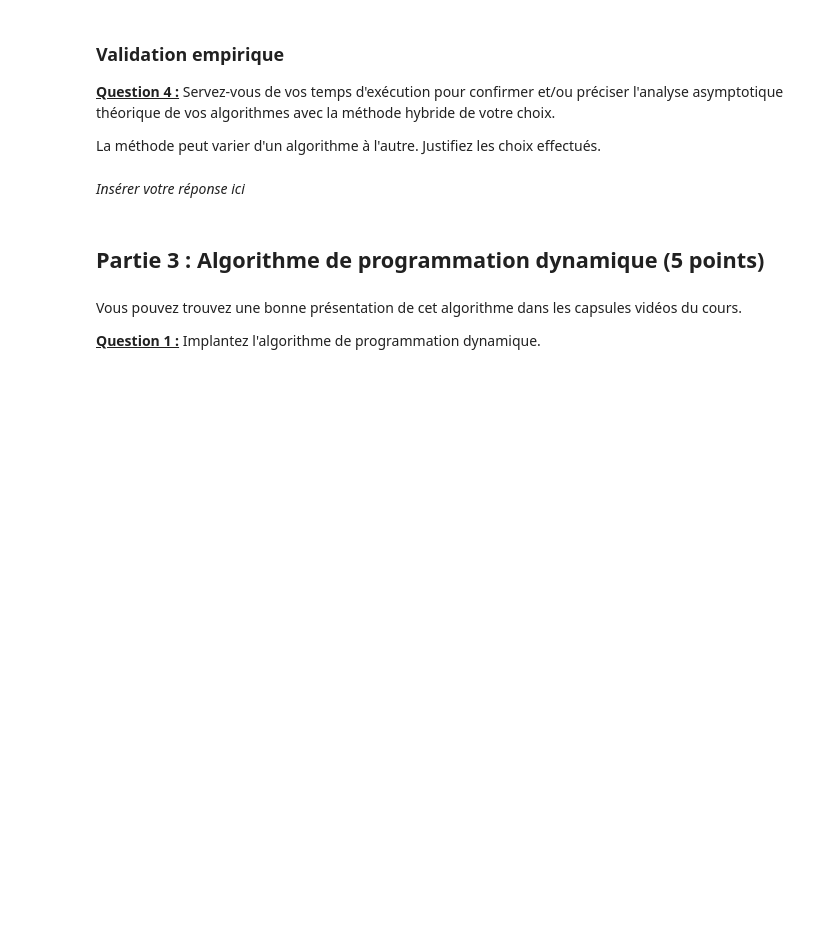
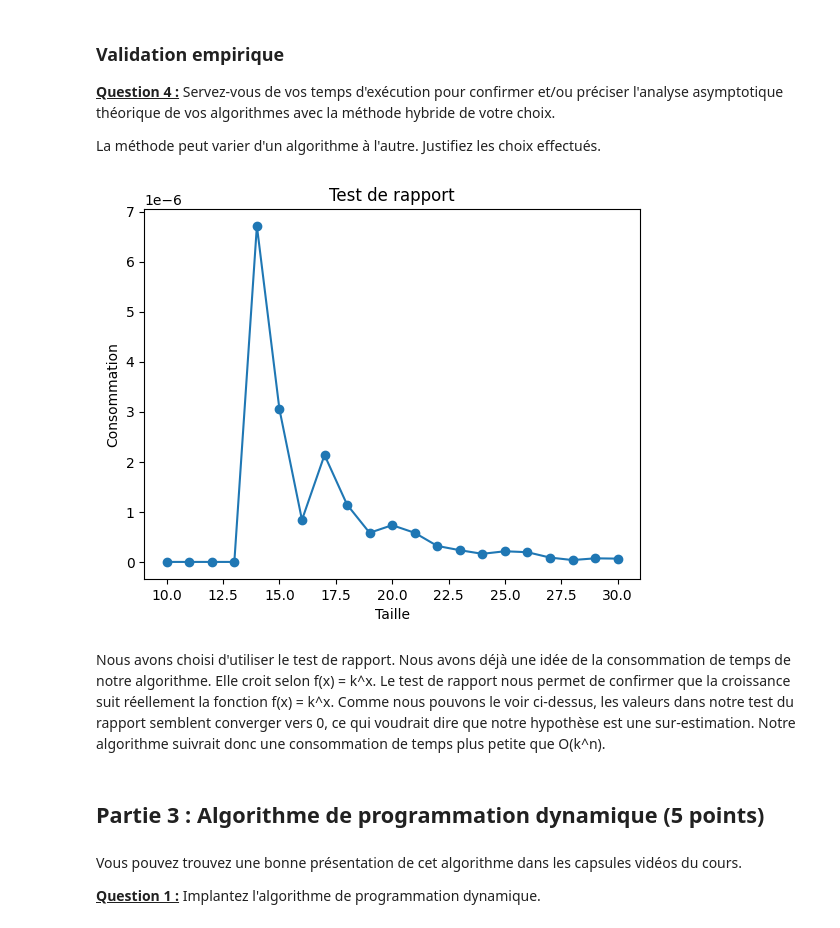
Before and after one commit to YaNaRion/INF8775, a Jupyter notebook: TP2/tp2_squelette_v4.ipynb, the cells around one changed output. Saved outputs shown, nothing was run; the diff lists cells and outputs as text; code cells hidden in the pictures; blank space fills up the shorter version.

Commit message:
Analyse divide and conquer

```diff
--- a/TP2/tp2_squelette_v4.ipynb
+++ b/TP2/tp2_squelette_v4.ipynb
@@ -454,3 +468,6 @@ print(DivideAndConquer(sample, total))
 ### Mesures
 
 <u>**Question 3 :**</u> Rapportez dans un tableau les temps d'exécution moyens avec les fonctions auxiliaires `measure_range` et `display_data_as_table` **C'est attendu que cet algorithme soit beaucoup plus lent que le glouton. Vous n'avez pas besoin de mesurer sur des exemplaires aussi gros.**
+# %%
+measures_divide_and_conquer = measure_range(DivideAndConquer, make_problems([2], range(10, 31, 1), num_samples=200))
+display_data_as_table(measures_divide_and_conquer)
@@ -460,8 +495,15 @@ print(DivideAndConquer(sample, total))
 <u>**Question 4 :**</u> Servez-vous de vos temps d'exécution pour confirmer et/ou préciser l'analyse asymptotique théorique de vos algorithmes avec la méthode hybride de votre choix.
 
 La méthode peut varier d'un algorithme à l'autre. Justifiez les choix effectués.
-# %% [markdown]
-*Insérer votre réponse ici*
+# %%
+measures_divide_and_conquer_dict: dict[int: int] = {}
+for m in measures_divide_and_conquer:
+    measures_divide_and_conquer_dict[m.total] = m.mean_time / (m.size ** m.total) # f(x) = k^n
+test_de_rapport(measures_divide_and_conquer_dict, "Taille", "Consommation")
+# %% [output]
+[figure, added]
+# %% [markdown]
+Nous avons choisi d'utiliser le test de rapport. Nous avons déjà une idée de la consommation de temps de notre algorithme. Elle croit selon f(x) =  k^x. Le test de rapport nous permet de confirmer que la croissance suit réellement la fonction f(x) = k^x. Comme nous pouvons le voir ci-dessus, les valeurs dans notre test du rapport semblent converger vers 0, ce qui voudrait dire que notre hypothèse est une sur-estimation. Notre algorithme suivrait donc une consommation de temps plus petite que O(k^n).
 # %% [markdown]
 ## Partie 3 : Algorithme de programmation dynamique (5 points)
 # %% [markdown]
```
Also changed, not shown: parts of 8 cells of this notebook.
